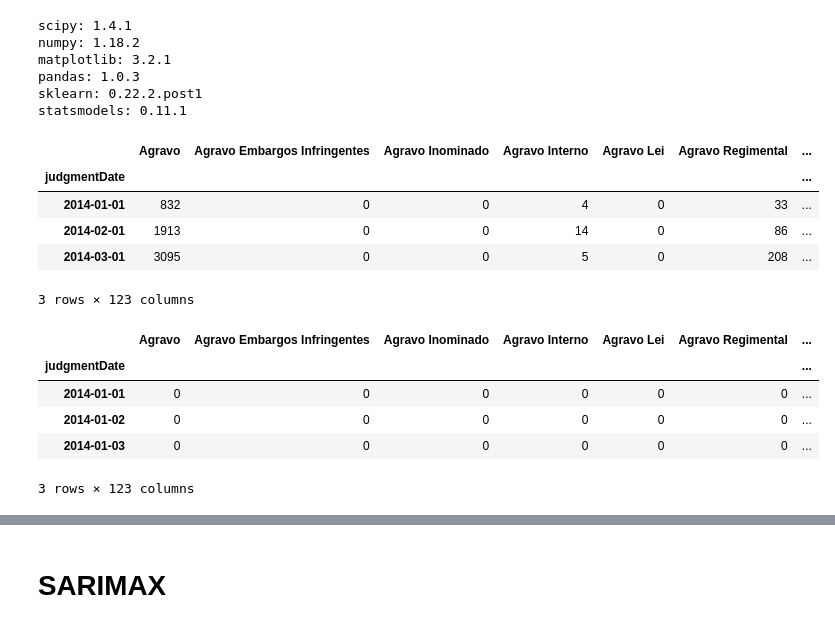
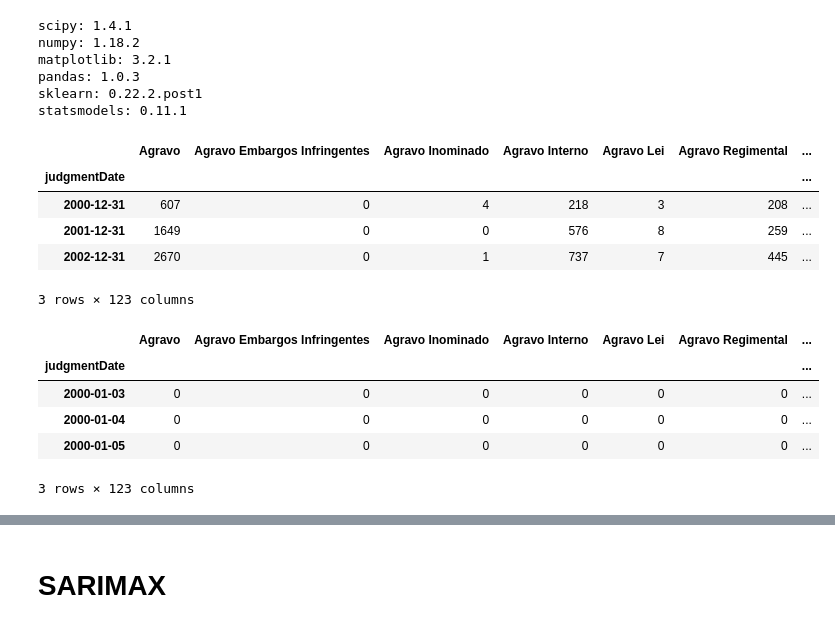
Before and after one commit to joaocamargo/TCC-PUCRS-2020, a Jupyter notebook: TCC ARIMA-Copy1.ipynb, the cells around one changed output, grey strips where cells are left out. Saved outputs shown, nothing was run; the diff lists cells and outputs as text; code cells hidden in the pictures.

```diff
--- a/TCC ARIMA-Copy1.ipynb
+++ b/TCC ARIMA-Copy1.ipynb
@@ -196,26 +199,28 @@ df_count_day_typeGRP = df_count_day_typeGRP.fillna(0)
 for i in df_count_day_typeGRP.columns:
         df_count_day_typeGRP[i] = df_count_day_typeGRP[i].astype(int)
 # %%
-df_count_day_typeGRP = df_count_day_typeGRP['2014-01-01':]
+#df_count_day_typeGRP = df_count_day_typeGRP['2014-01-01':]
 df_count_day_typeGRP.head(3)
 df = df_count_day_typeGRP
 dfMonth = df.resample('MS').sum()
+dfQuarter = df.resample('QS').sum()
+dfYear = df.resample('Y').sum()
 
 field = 'total'
 # %%
-display(dfMonth.head(3))
+display(dfYear.head(3))
 display(df.head(3))
 # %% [output]
 |  | Agravo | Agravo Embargos Infringentes | Agravo Inominado | Agravo Interno | Agravo Lei | Agravo Regimental | ... |
 | judgmentDate |  |  |  |  |  |  | ... |
-| 2014-01-01 | 832 | 0 | 0 | 4 | 0 | 33 | ... |
-| 2014-02-01 | 1913 | 0 | 0 | 14 | 0 | 86 | ... |
-| 2014-03-01 | 3095 | 0 | 0 | 5 | 0 | 208 | ... |
+| 2000-12-31 | 607 | 0 | 4 | 218 | 3 | 208 | ... |
+| 2001-12-31 | 1649 | 0 | 0 | 576 | 8 | 259 | ... |
+| 2002-12-31 | 2670 | 0 | 1 | 737 | 7 | 445 | ... |
 3 rows × 123 columns
 |  | Agravo | Agravo Embargos Infringentes | Agravo Inominado | Agravo Interno | Agravo Lei | Agravo Regimental | ... |
 | judgmentDate |  |  |  |  |  |  | ... |
-| 2014-01-01 | 0 | 0 | 0 | 0 | 0 | 0 | ... |
-| 2014-01-02 | 0 | 0 | 0 | 0 | 0 | 0 | ... |
-| 2014-01-03 | 0 | 0 | 0 | 0 | 0 | 0 | ... |
+| 2000-01-03 | 0 | 0 | 0 | 0 | 0 | 0 | ... |
+| 2000-01-04 | 0 | 0 | 0 | 0 | 0 | 0 | ... |
+| 2000-01-05 | 0 | 0 | 0 | 0 | 0 | 0 | ... |
 3 rows × 123 columns
 # %%
```
Also changed, not shown: parts of 7 cells of this notebook, 1 other file.
